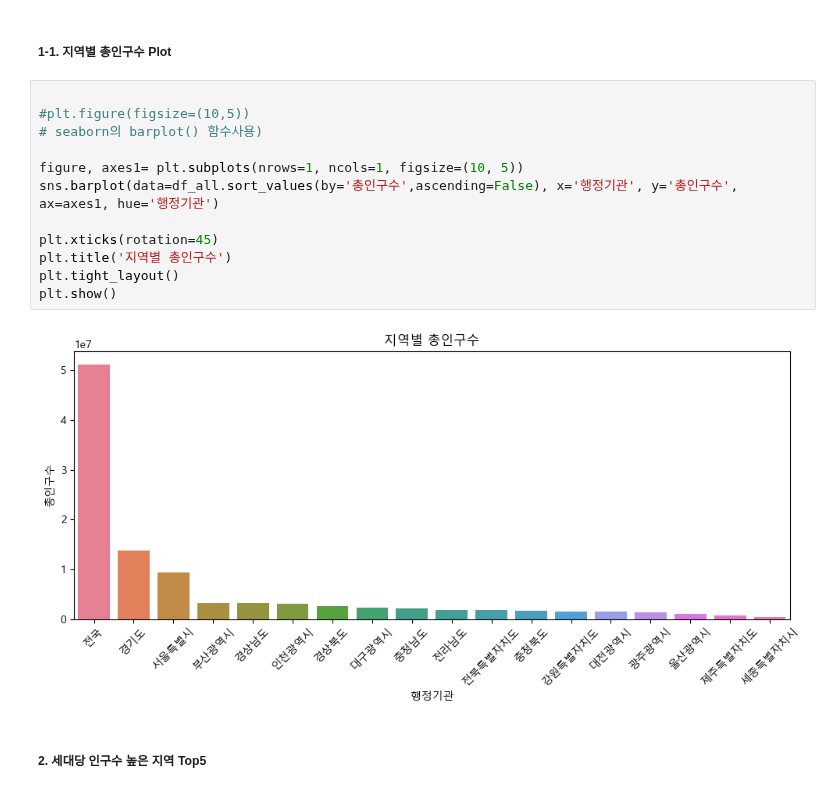
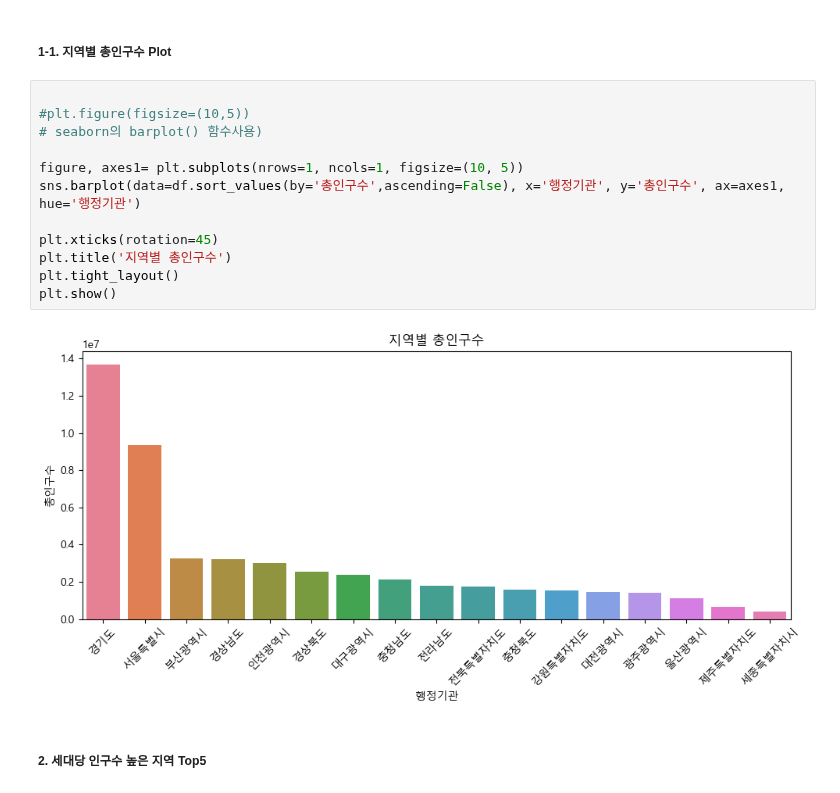
Before and after one commit to SK-Shieldus-Rookies-4/SK-Shieldus-Rookies_Study, a Jupyter notebook: study/Data_Analysis/Python_WebScraping_Analysis/연습문제/과제4/04_인구현황분석.ipynb, the cells around one changed output. Saved outputs shown, nothing was run; the diff lists cells and outputs as text.

```diff
--- a/study/Data_Analysis/Python_WebScraping_Analysis/연습문제/과제4/04_인구현황분석.ipynb
+++ b/study/Data_Analysis/Python_WebScraping_Analysis/연습문제/과제4/04_인구현황분석.ipynb
@@ -60,17 +69,17 @@ print("1. 지역별 총인구수 Top5")
 # %%
 
 #plt.figure(figsize=(10,5))
 # seaborn의 barplot() 함수사용)
 
 figure, axes1= plt.subplots(nrows=1, ncols=1, figsize=(10, 5))
-sns.barplot(data=df_all.sort_values(by='총인구수',ascending=False), x='행정기관', y='총인구수', ax=axes1, hue='행정기관')
+sns.barplot(data=df.sort_values(by='총인구수',ascending=False), x='행정기관', y='총인구수', ax=axes1, hue='행정기관')
 
 plt.xticks(rotation=45)
 plt.title('지역별 총인구수')
 plt.tight_layout()
 plt.show()
 # %% [output]
-[figure, old version]
+[figure, new version]
 # %% [markdown]
 ##### 2. 세대당 인구수 높은 지역 Top5
 # %%
```
Also changed, not shown: parts of 6 cells of this notebook.
